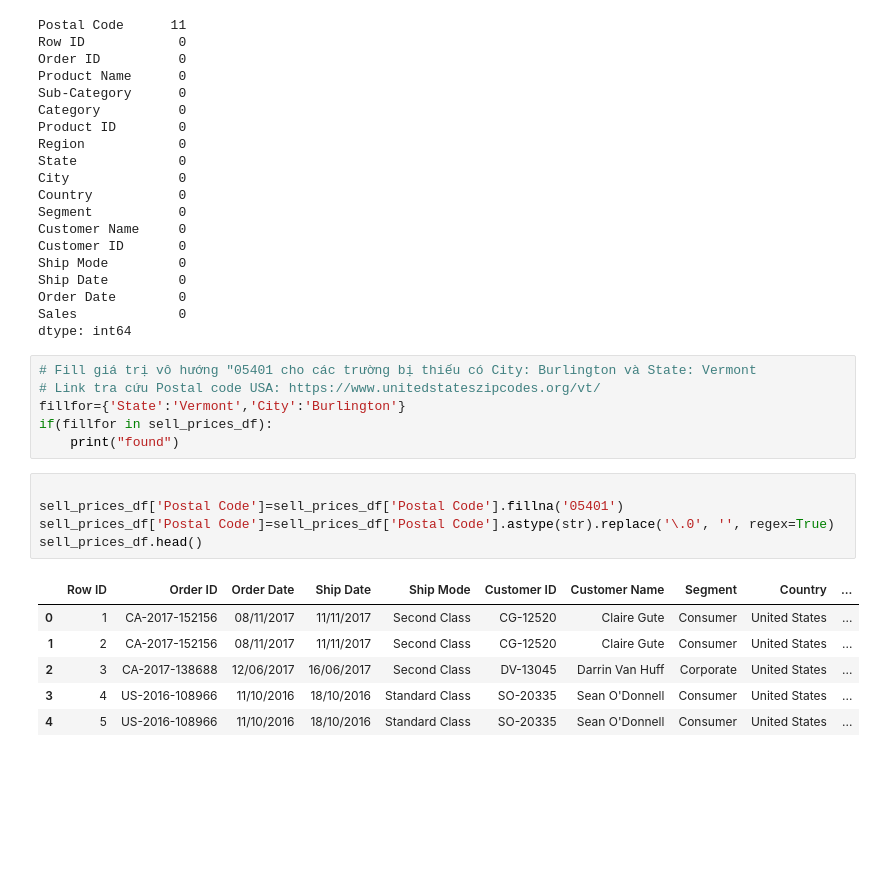
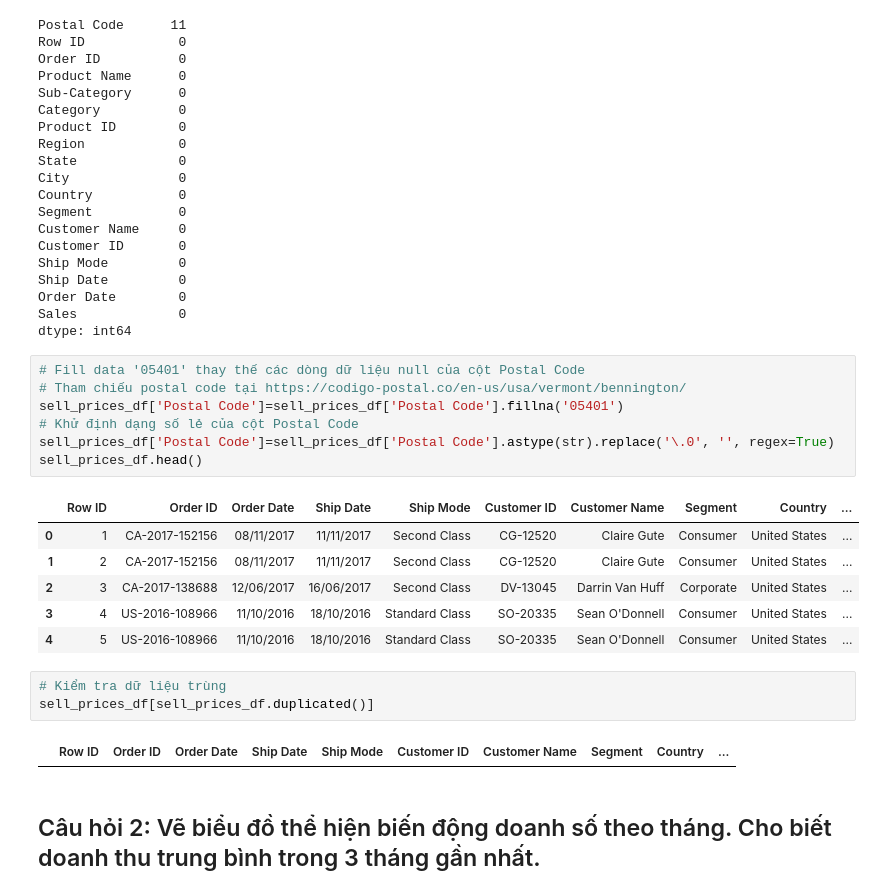
Before and after one commit to ngotancuong/mse.python, a Jupyter notebook: Baitap04.ipynb, the cells around one changed output. Drawn from its saved outputs; the diff is of its cells as text; blank space fills up the shorter version.

```diff
--- a/Baitap04.ipynb
+++ b/Baitap04.ipynb
@@ -69,15 +69,11 @@ Ship Date         0
 Order Date        0
 Sales             0
 dtype: int64
-# %%
-# Fill giá trị vô hướng "05401 cho các trường bị thiếu có City: Burlington và State: Vermont
-# Link tra cứu Postal code USA: https://www.unitedstateszipcodes.org/vt/
-fillfor={'State':'Vermont','City':'Burlington'}
-if(fillfor in sell_prices_df):
-    print("found")
 # %%
-
+# Fill data '05401' thay thế các dòng dữ liệu null của cột Postal Code
+# Tham chiếu postal code tại https://codigo-postal.co/en-us/usa/vermont/bennington/
 sell_prices_df['Postal Code']=sell_prices_df['Postal Code'].fillna('05401')
+# Khử định dạng số lẻ của cột Postal Code
 sell_prices_df['Postal Code']=sell_prices_df['Postal Code'].astype(str).replace('\.0', '', regex=True)
 sell_prices_df.head()
 # %% [output]
@@ -87,3 +83,10 @@ sell_prices_df.head()
 | 2 | 3 | CA-2017-138688 | 12/06/2017 | 16/06/2017 | Second Class | DV-13045 | Darrin Van Huff | Corporate | United States | ... |
 | 3 | 4 | US-2016-108966 | 11/10/2016 | 18/10/2016 | Standard Class | SO-20335 | Sean O'Donnell | Consumer | United States | ... |
 | 4 | 5 | US-2016-108966 | 11/10/2016 | 18/10/2016 | Standard Class | SO-20335 | Sean O'Donnell | Consumer | United States | ... |
+# %%
+# Kiểm tra dữ liệu trùng
+sell_prices_df[sell_prices_df.duplicated()]
+# %% [output]
+|  | Row ID | Order ID | Order Date | Ship Date | Ship Mode | Customer ID | Customer Name | Segment | Country | ... |
+# %% [markdown]
+## Câu hỏi 2: Vẽ biểu đồ thể hiện biến động doanh số theo tháng. Cho biết doanh thu trung bình trong 3 tháng gần nhất.
```
Also changed, not shown: parts of 4 cells of this notebook.
